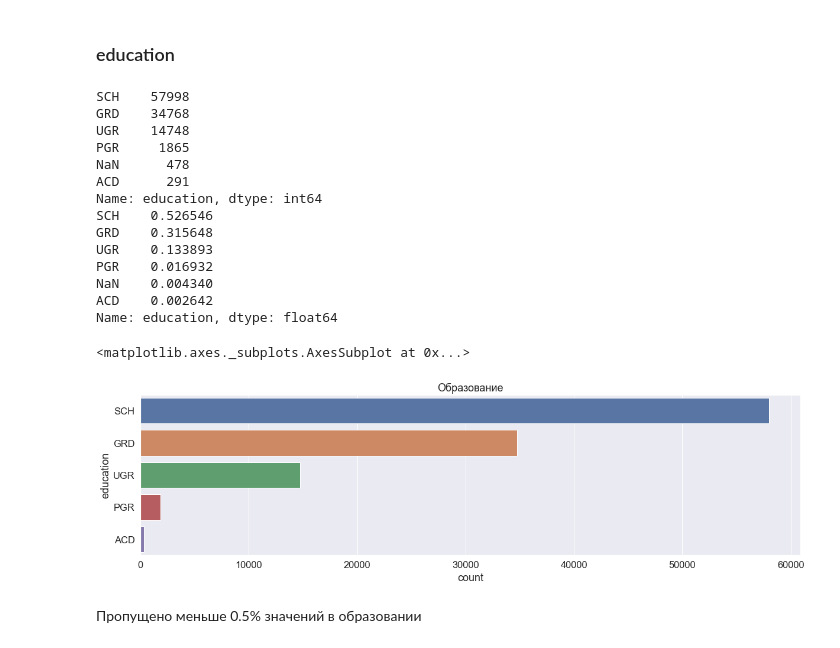
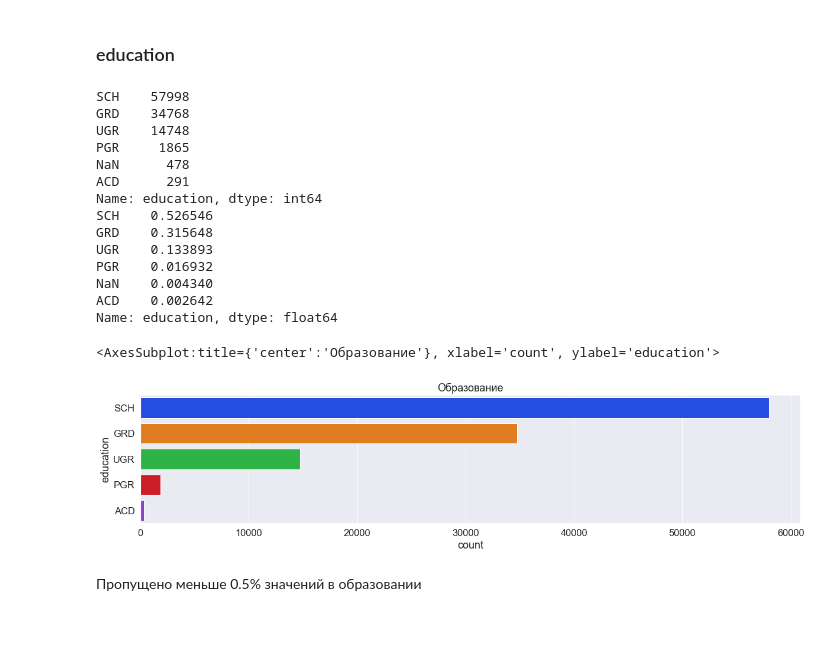
Before and after one commit to IvanAleshin/Skillfactory_projects, a Jupyter notebook: module_4/credit-scoring.ipynb, the cells around one changed output. Cells and saved outputs as stored; diff of their text form; code cells hidden in the pictures.

```diff
--- a/module_4/credit-scoring.ipynb
+++ b/module_4/credit-scoring.ipynb
@@ -396,0 +402,5 @@ log_column('decline_app_cnt')
+# %%
+# Логарифмируем данный признак, чтобы немного сгладить "тяжёлый" правых хвост
+data['decline_app_cnt'] = np.log(data['decline_app_cnt'] + 1)
+IQR_for_column('decline_app_cnt')
+pain_histplot('decline_app_cnt', discrete=False)
@@ -445,6 +464,8 @@ Name: income, Length: 1207, dtype: int64
 # %%
 # Логарифмируем данный признак, чтобы немного сгладить "тяжёлый" правых хвост
-log_column('income')
+data['income'] = np.log(data['income'] + 1)
+IQR_for_column('income')
+pain_histplot('income', discrete=False)
 # %% [output]
 25-й перцентиль: 9.90353755128617 | 75-й перцентиль: 10.778977123006351 | IQR: 0.8754395717201806 |  Границы выбросов: [8.590378193705899, 12.092136480586621].
 Выбросов, согласно IQR: 2609 | 2.37%
@@ -482,6 +503,8 @@ Name: bki_request_cnt, dtype: int64
 # %%
 # Логарифмируем данный признак, чтобы немного сгладить "тяжёлый" правых хвост
-log_column('bki_request_cnt')
+data['bki_request_cnt'] = np.log(data['bki_request_cnt'] + 1)
+IQR_for_column('bki_request_cnt')
+pain_histplot('bki_request_cnt', discrete=False)
 # %% [output]
 25-й перцентиль: 0.0 | 75-й перцентиль: 1.3862943611198906 | IQR: 1.3862943611198906 |  Границы выбросов: [-2.0794415416798357, 3.465735902799726].
 Выбросов, согласно IQR: 15 | 0.01%
@@ -508,0 +534,3 @@ Name: region_rating, dtype: int64
+# %%
+data['region_rating'] = data['region_rating'] / 10
+pain_histplot('region_rating', kde=False)
@@ -523,27 +554,27 @@ sns.heatmap(data[num_col].corr(), annot=True, fmt='.2f', linewidths=0.1, cmap="c
 # %%
 print(data.education.value_counts(dropna=False))
 print(data.education.value_counts(dropna=False, normalize=True))
 
 sns.set(font_scale=1.5)
-plt.subplots(figsize=(20, 5))
+plt.subplots(figsize=(20, 4))
 plt.title('Образование')
-sns.countplot(y="education", data=data)
+sns.countplot(y="education", data=data, palette='bright')
 # %% [output]
 SCH    57998
 GRD    34768
 UGR    14748
 PGR     1865
 NaN      478
 ACD      291
 Name: education, dtype: int64
 SCH    0.526546
 GRD    0.315648
 UGR    0.133893
 PGR    0.016932
 NaN    0.004340
 ACD    0.002642
 Name: education, dtype: float64
-<matplotlib.axes._subplots.AxesSubplot at 0x...>
+<AxesSubplot:title={'center':'Образование'}, xlabel='count', ylabel='education'>
-[figure, old version]
+[figure, new version]
 # %% [markdown]
 Пропущено меньше 0.5% значений в образовании
```
Also changed, not shown: parts of 55 cells of this notebook, 1 other file.
